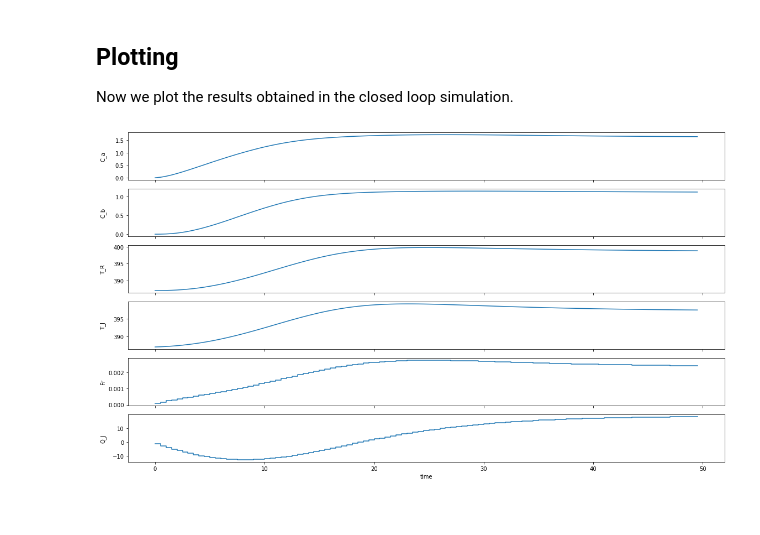
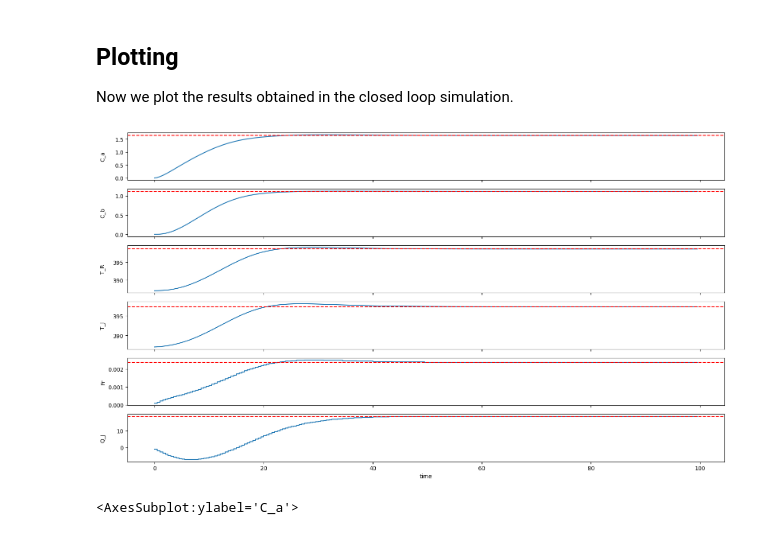
Before and after one commit to do-mpc/do-mpc, a Jupyter notebook: documentation/source/example_gallery/CSTR_lqr.ipynb, the cells around one changed output. Cells and saved outputs as stored; diff of their text form; code cells hidden in the pictures.

Commit message:
updating the code to infinite horizon and notify setpoints in plots

```diff
--- a/documentation/source/example_gallery/CSTR_lqr.ipynb
+++ b/documentation/source/example_gallery/CSTR_lqr.ipynb
@@ -225,7 +224,8 @@ lqr.set_setpoint(xss=xss,uss=uss)
 Now, we simulate the closed-loop for 100 steps:
 # %%
 #Run LQR main loop:
-for k in range(100):
+sim_time = 100
+for k in range(sim_time):
     u0 = lqr.make_step(x0)
     y_next = simulator.make_step(u0)
     x0 = y_next
@@ -233,10 +233,20 @@ for k in range(100):
 ## Plotting
 
 Now we plot the results obtained in the closed loop simulation.
-# %%
-fig, ax, graphics = do_mpc.graphics.default_plot(simulator.data, figsize=(16,9))
-graphics.plot_results()
-graphics.reset_axes()
-plt.show()
-# %% [output]
-[figure, removed]
+# %%
+fig, ax, graphics = do_mpc.graphics.default_plot(simulator.data, figsize=(16,9))
+graphics.plot_results()
+graphics.reset_axes()
+ax[0].axhline(y=C_ass,xmin=0,xmax=sim_time*t_step,color='r',linestyle='dashed')
+ax[1].axhline(y=C_bss,xmin=0,xmax=sim_time*t_step,color='r',linestyle='dashed')
+ax[2].axhline(y=T_Rss,xmin=0,xmax=sim_time*t_step,color='r',linestyle='dashed')
+ax[3].axhline(y=T_Jss,xmin=0,xmax=sim_time*t_step,color='r',linestyle='dashed')
+ax[4].axhline(y=F_ss,xmin=0,xmax=sim_time*t_step,color='r',linestyle='dashed')
+ax[5].axhline(y=Q_ss,xmin=0,xmax=sim_time*t_step,color='r',linestyle='dashed')
+plt.show()
+# %% [output]
+[figure, added]
+# %%
+ax[0]
+# %% [output]
+<AxesSubplot:ylabel='C_a'>
```
Also changed, not shown: parts of 1 cell of this notebook.
